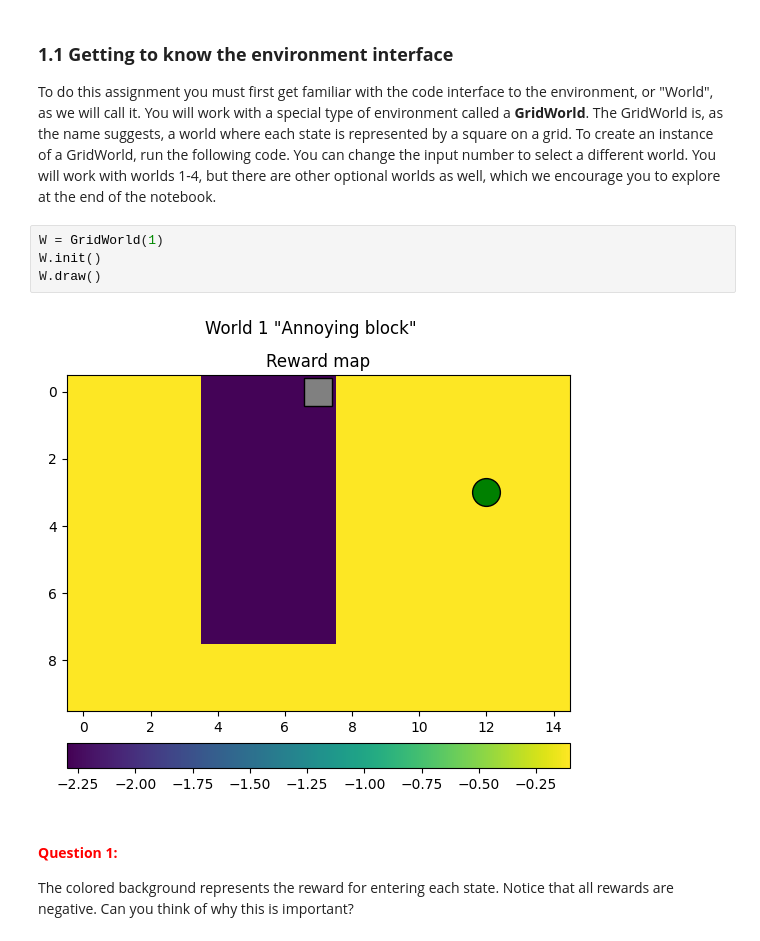
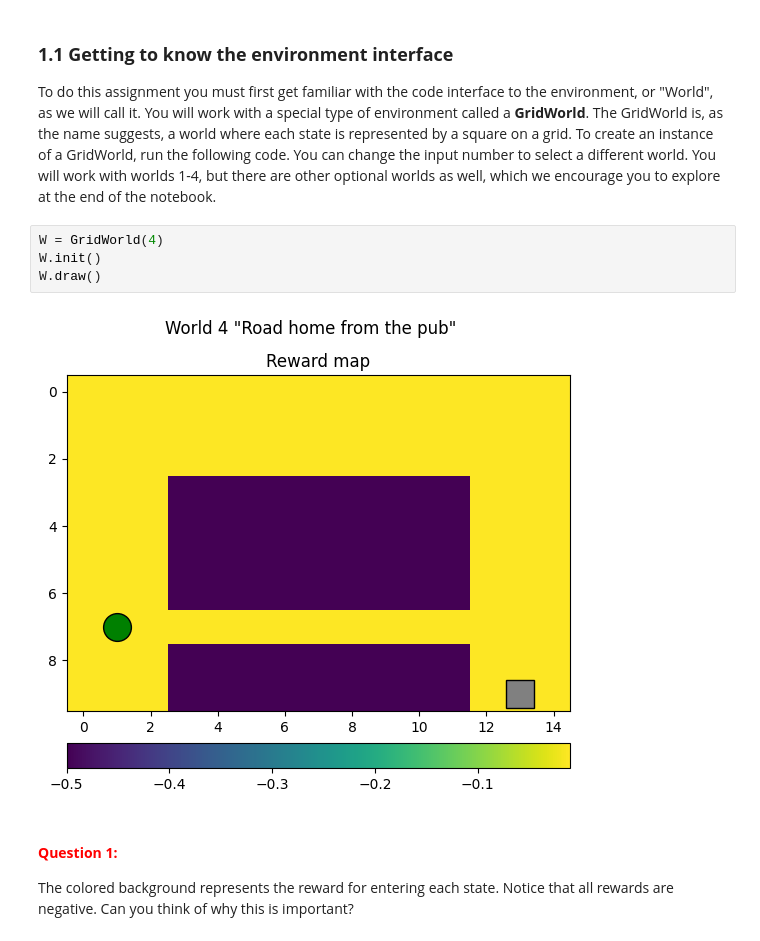
Before and after one commit to Jack-Kolm/TBMI26-labs-2024, a Jupyter notebook: A4_Reinforcement/QLearning.ipynb, the cells around one changed output. Saved outputs shown, nothing was run; the diff lists cells and outputs as text.

```diff
--- a/A4_Reinforcement/QLearning.ipynb
+++ b/A4_Reinforcement/QLearning.ipynb
@@ -41,11 +41,11 @@ Of course, these examples are from the very forefront of current research in RL,
 ### **1.1 Getting to know the environment interface**
 To do this assignment you must first get familiar with the code interface to the environment, or "World", as we will call it. You will work with a special type of environment called a **GridWorld**. The GridWorld is, as the name suggests, a world where each state is represented by a square on a grid. To create an instance of a GridWorld, run the following code. You can change the input number to select a different world. You will work with worlds 1-4, but there are other optional worlds as well, which we encourage you to explore at the end of the notebook.
 # %%
-W = GridWorld(1)
+W = GridWorld(4)
 W.init()
 W.draw()
 # %% [output]
-[figure, old version]
+[figure, new version]
 # %% [markdown]
 #### **<span style="color:red">Question 1:</span>**
 The colored background represents the reward for entering each state. Notice that all rewards are negative. Can you think of why this is important?
```
Also changed, not shown: parts of 5 cells of this notebook.
